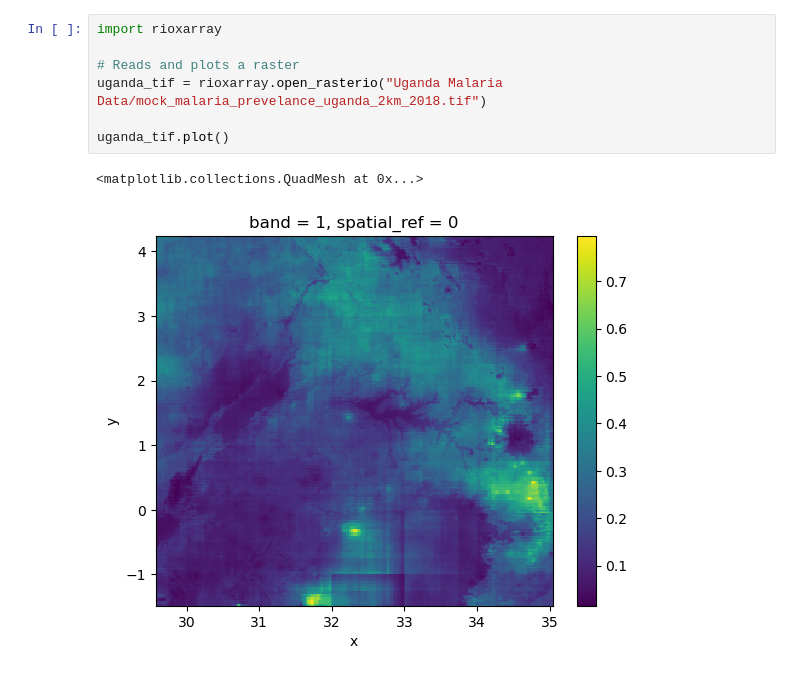
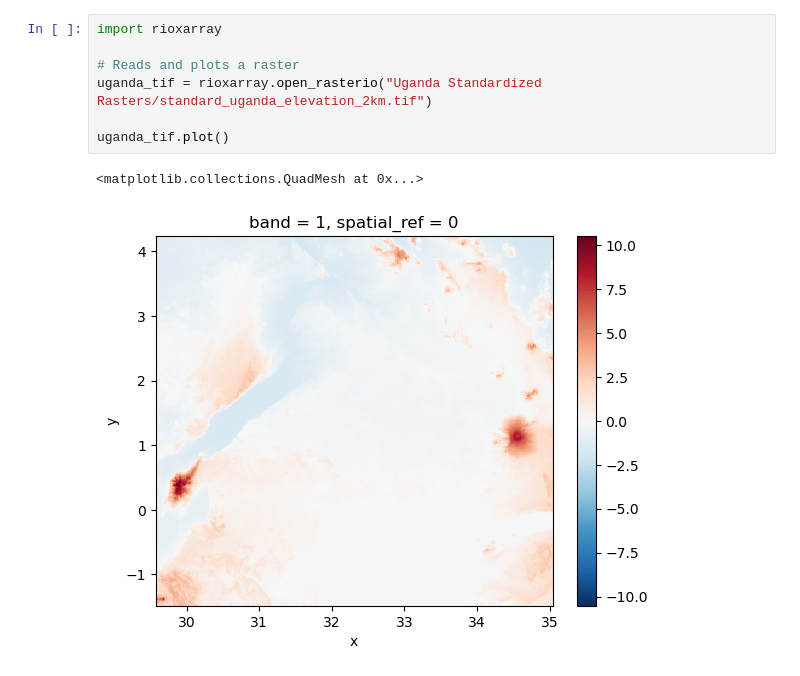
Before and after one commit to ang-cai/malaria, a Jupyter notebook: read_tif.ipynb, the cells around one changed output. Drawn from its saved outputs; the diff is of its cells as text.

```diff
--- a/read_tif.ipynb
+++ b/read_tif.ipynb
@@ -1,13 +1,13 @@
 # %%
 import rioxarray
 
 # Reads and plots a raster
-uganda_tif = rioxarray.open_rasterio("Uganda Malaria Data/mock_malaria_prevelance_uganda_2km_2018.tif")
+uganda_tif = rioxarray.open_rasterio("Uganda Standardized Rasters/standard_uganda_elevation_2km.tif")
 
 uganda_tif.plot()
 # %% [output]
 <matplotlib.collections.QuadMesh at 0x...>
-[figure, old version]
+[figure, new version]
 # %%
 uganda_tif = rioxarray.open_rasterio("Uganda Malaria Data/mock_malaria_prevelance_uganda_2km_2000.tif")
 
```
Also changed, not shown: parts of 1 cell of this notebook, 1 other file.
